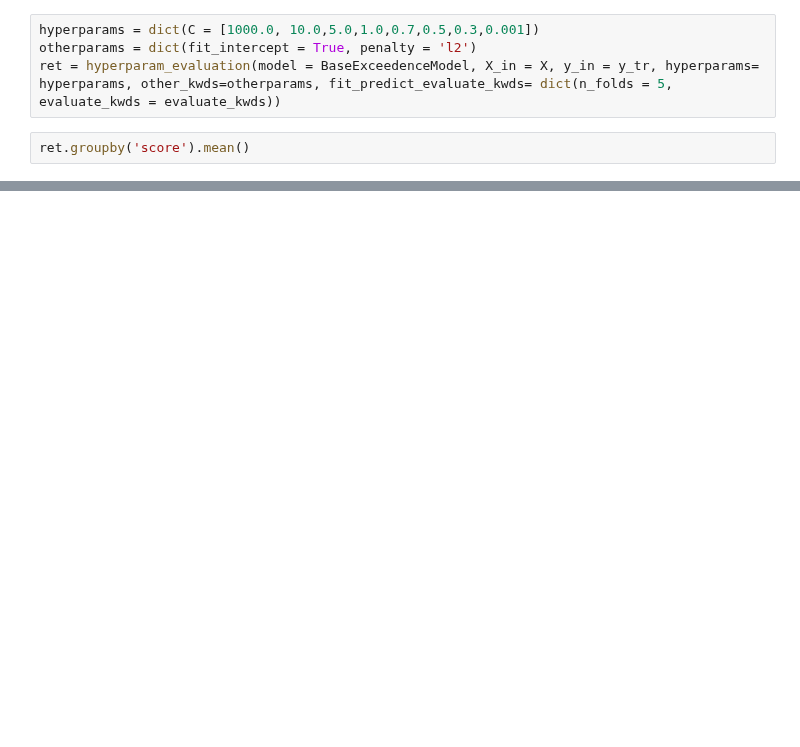
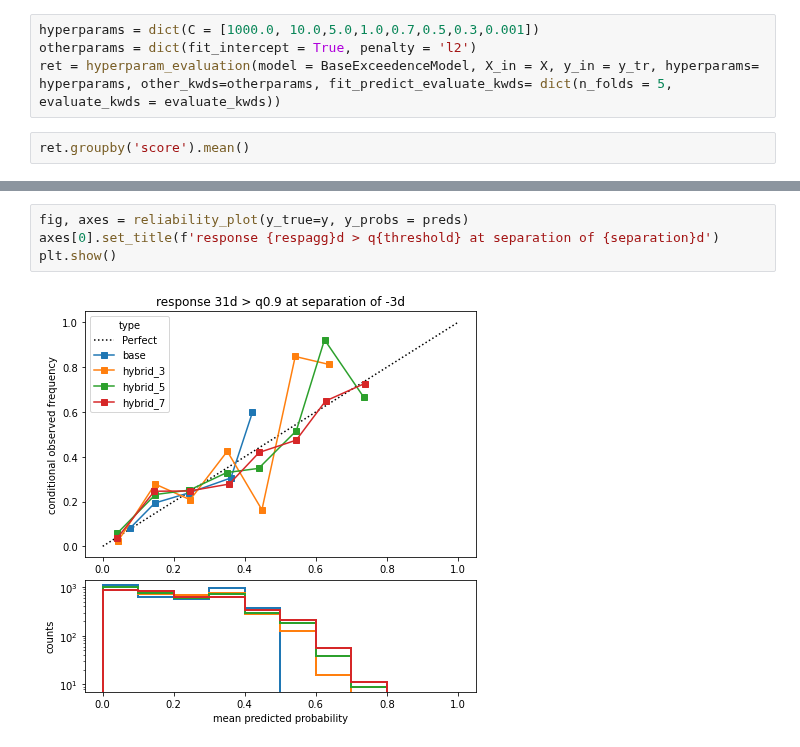
Before and after one commit to chiemvs/Weave, a Jupyter notebook: notebooks/Classifier_skills.ipynb, the cells around one changed output, grey strips where cells are left out. Cells and saved outputs as stored; diff of their text form; blank space fills up the shorter version.

```diff
--- a/notebooks/Classifier_skills.ipynb
+++ b/notebooks/Classifier_skills.ipynb
@@ -449,0 +487,6 @@ ret.groupby('score').mean()
+# %%
+fig, axes = reliability_plot(y_true=y, y_probs = preds)
+axes[0].set_title(f'response {respagg}d > q{threshold} at separation of {separation}d')
+plt.show()
+# %% [output]
+[figure, added]
```
Also changed, not shown: parts of 10 cells of this notebook, 6 other files.
